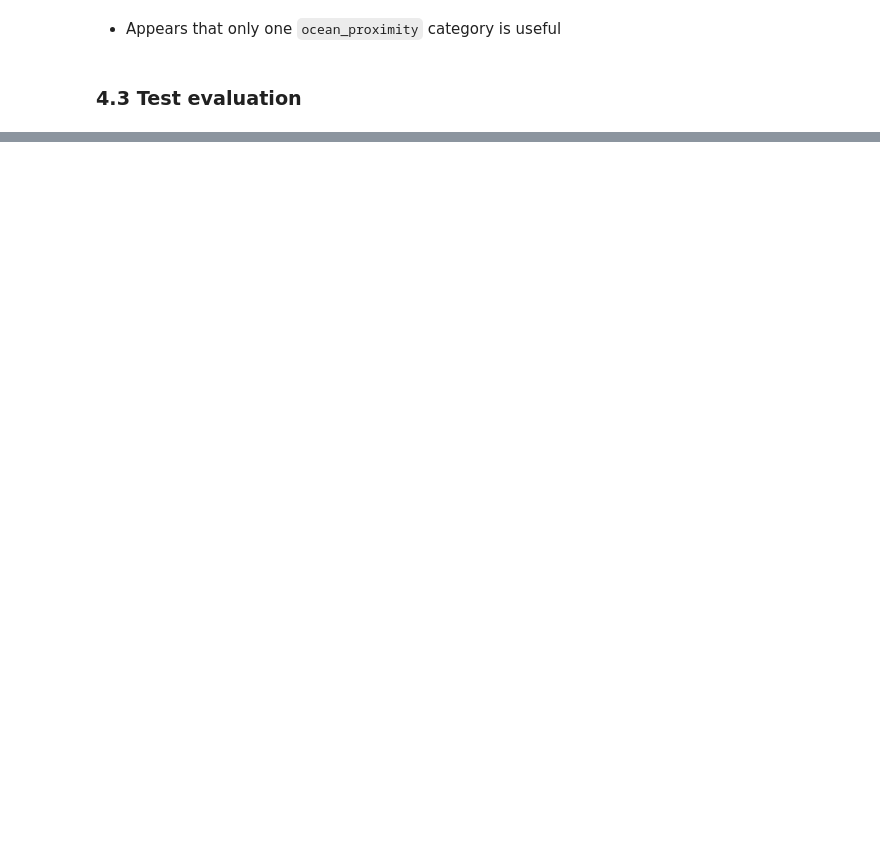
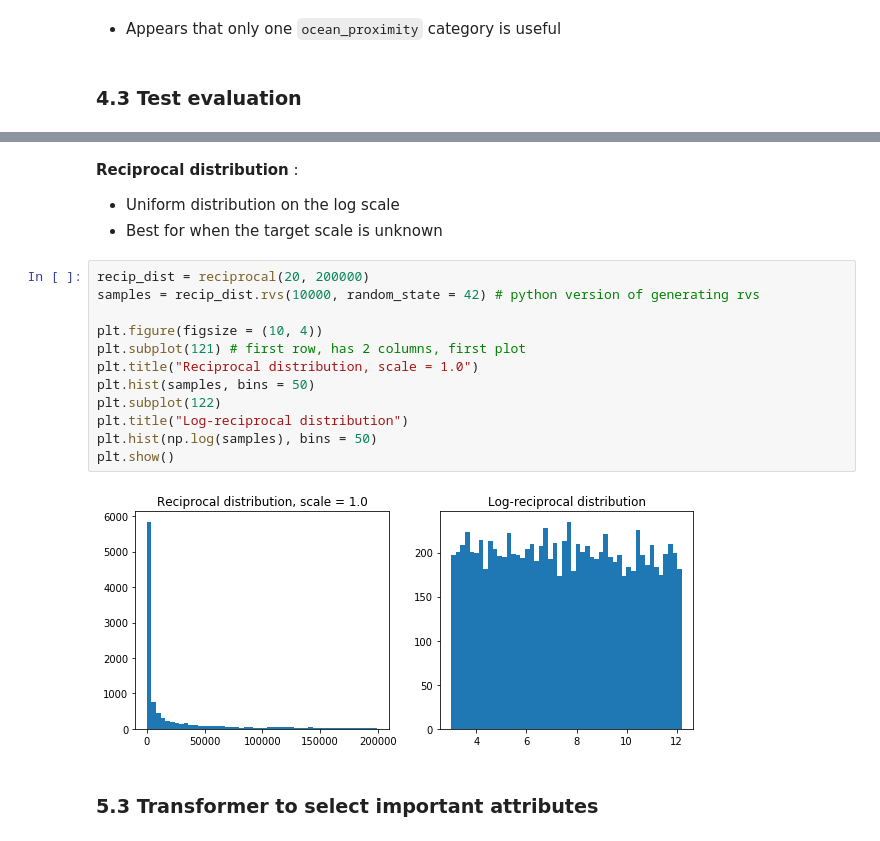
Before and after one commit to rschmidt347/python_ML, a Jupyter notebook: 02_end_to_end_ml_project.ipynb, the cells around one changed output, grey strips where cells are left out. Drawn from its saved outputs; the diff is of its cells as text; blank space fills up the shorter version.

```diff
--- a/02_end_to_end_ml_project.ipynb
+++ b/02_end_to_end_ml_project.ipynb
@@ -841,0 +1039,20 @@ array([46409.89161452, 50312.06198232])
+# %% [markdown]
+__Reciprocal distribution__ :
+   - Uniform distribution on the log scale
+   - Best for when the target scale is unknown
+# %%
+recip_dist = reciprocal(20, 200000)
+samples = recip_dist.rvs(10000, random_state = 42) # python version of generating rvs
+
+plt.figure(figsize = (10, 4))
+plt.subplot(121) # first row, has 2 columns, first plot
+plt.title("Reciprocal distribution, scale = 1.0")
+plt.hist(samples, bins = 50)
+plt.subplot(122)
+plt.title("Log-reciprocal distribution")
+plt.hist(np.log(samples), bins = 50)
+plt.show()
+# %% [output]
+[figure, added]
+# %% [markdown]
+### 5.3 Transformer to select important attributes
```
Also changed, not shown: parts of 30 cells of this notebook.
